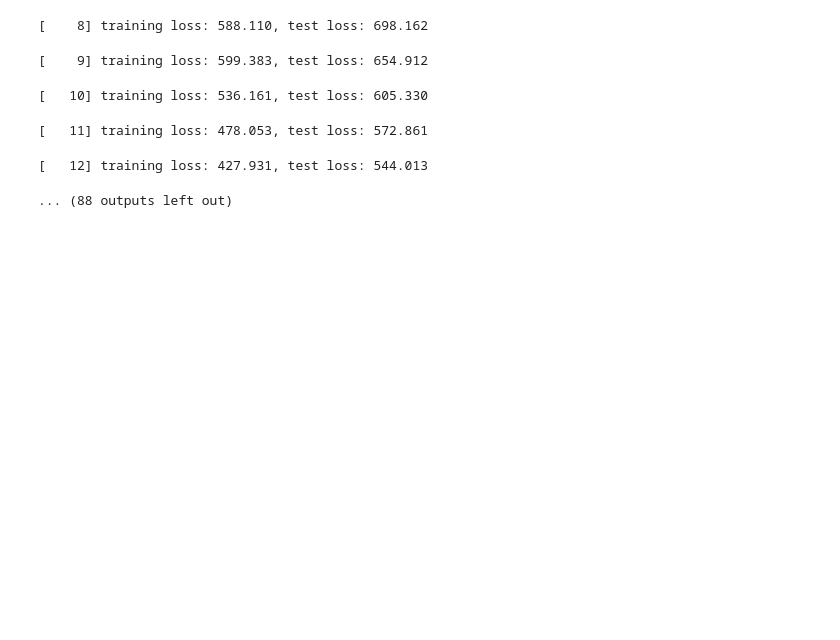
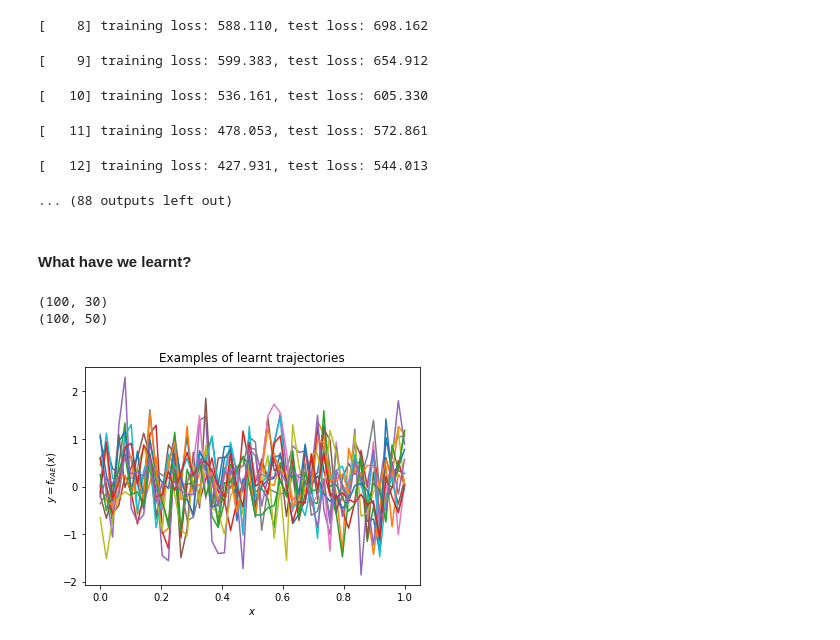
Before and after one commit to elizavetasemenova/PriorCVAE_JAX, a Jupyter notebook: Main Notebook.ipynb, the cells around one changed output. Drawn from its saved outputs; the diff is of its cells as text; code cells hidden in the pictures; blank space fills up the shorter version.

Commit message:
add functionality to inspect new priors, and run mcmc

```diff
--- a/Main Notebook.ipynb
+++ b/Main Notebook.ipynb
@@ -84,6 +84,9 @@ args = {"seed": 0,
         # VAE training
         "batch_size": 100,
         "num_epochs": 200,
+
+        # MCMC inference
+        "true_ls": 0.2
        }
 # %% [markdown]
 ### Generate data
@@ -297,3 +300,36 @@ plt.legend()
 [   11] training loss: 478.053, test loss: 572.861
 [   12] training loss: 427.931, test loss: 544.013
 ... (88 outputs left out)
+# %% [markdown]
+#### What have we learnt?
+# %%
+rng, z_rng, init_rng = random.split(rng, 3)
+
+# latents as input
+z = random.normal(z_rng, (batch_size, latent_dim))
+print(z.shape)
+
+# create decoder
+decoder = Decoder(latent_dim, out_dim)
+
+# TODO: substitute this with decoder evaluation using trained paramters, .e.g. decoder_params = state.params
+# initiailize randomly
+params = decoder.init(init_rng, z)['params']
+
+# TODO: substitute this with, .e.g. out = decoder.apply({'params': decoder_params}, z)
+# Apply decoder with parameters on the data
+out = decoder.apply({'params': params}, z)
+print(out.shape)
+
+fig, ax = plt.subplots()
+for i in range(15):
+    ax.plot(train_set.x[0], out[i,:])
+ax.set_xlabel('$x$')
+ax.set_ylabel('$y=f_{VAE}(x)$')
+ax.set_title('Examples of learnt trajectories')
+
+plt.show()
+# %% [output]
+(100, 30)
+(100, 50)
+[figure, added]
```
Also changed, not shown: parts of 7 cells of this notebook, 2 other files.
